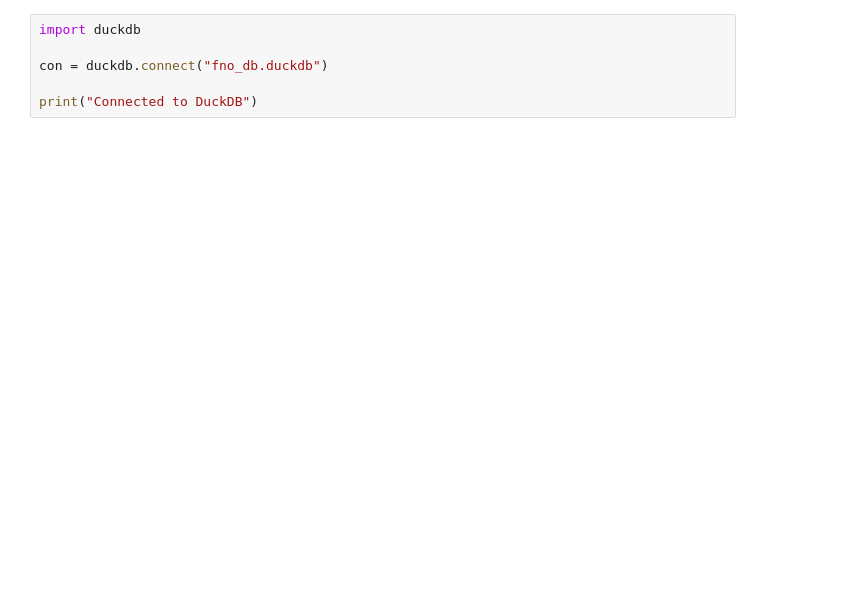
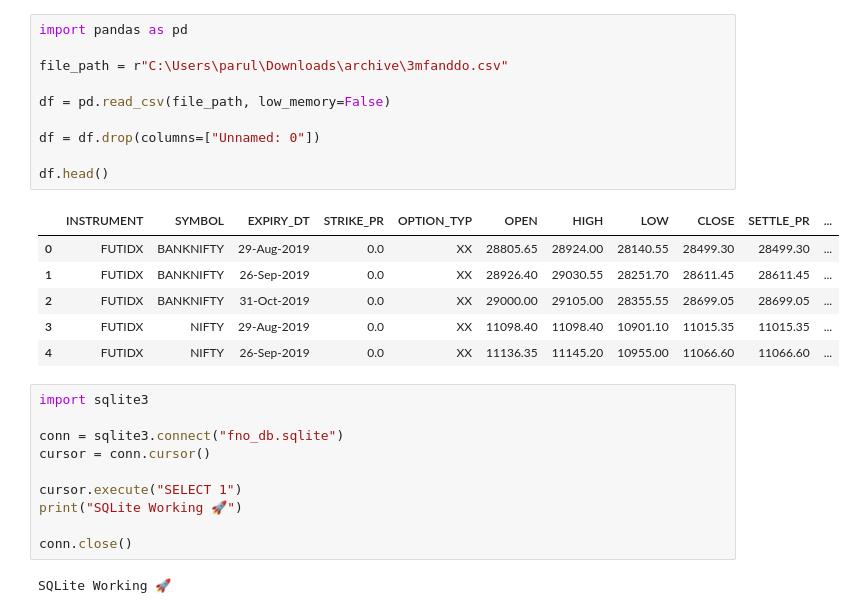
Before and after one commit to SaurabhKhatal/fno-multi-exchange-database, a Jupyter notebook: notebooks/load_data.ipynb, the cells around one changed output. Saved outputs shown, nothing was run; the diff lists cells and outputs as text; blank space fills up the shorter version.

```diff
--- a/notebooks/load_data.ipynb
+++ b/notebooks/load_data.ipynb
@@ -7,7 +12,30 @@ print(sys.executable)
+# %%
+import pandas as pd
+
+file_path = r"C:\Users\parul\Downloads\archive\3mfanddo.csv"
+
+df = pd.read_csv(file_path, low_memory=False)
+
+df = df.drop(columns=["Unnamed: 0"])
+
+df.head()
+# %% [output]
+|  | INSTRUMENT | SYMBOL | EXPIRY_DT | STRIKE_PR | OPTION_TYP | OPEN | HIGH | LOW | CLOSE | SETTLE_PR | ... |
+| 0 | FUTIDX | BANKNIFTY | 29-Aug-2019 | 0.0 | XX | 28805.65 | 28924.00 | 28140.55 | 28499.30 | 28499.30 | ... |
+| 1 | FUTIDX | BANKNIFTY | 26-Sep-2019 | 0.0 | XX | 28926.40 | 29030.55 | 28251.70 | 28611.45 | 28611.45 | ... |
+| 2 | FUTIDX | BANKNIFTY | 31-Oct-2019 | 0.0 | XX | 29000.00 | 29105.00 | 28355.55 | 28699.05 | 28699.05 | ... |
+| 3 | FUTIDX | NIFTY | 29-Aug-2019 | 0.0 | XX | 11098.40 | 11098.40 | 10901.10 | 11015.35 | 11015.35 | ... |
+| 4 | FUTIDX | NIFTY | 26-Sep-2019 | 0.0 | XX | 11136.35 | 11145.20 | 10955.00 | 11066.60 | 11066.60 | ... |
 # %%
-import duckdb
+import sqlite3
 
-con = duckdb.connect("fno_db.duckdb")
+conn = sqlite3.connect("fno_db.sqlite")
+cursor = conn.cursor()
 
-print("Connected to DuckDB")
+cursor.execute("SELECT 1")
+print("SQLite Working 🚀")
+
+conn.close()
+# %% [output]
+SQLite Working 🚀
 # %%
```
Also changed, not shown: parts of 15 cells of this notebook, 1 other file.
